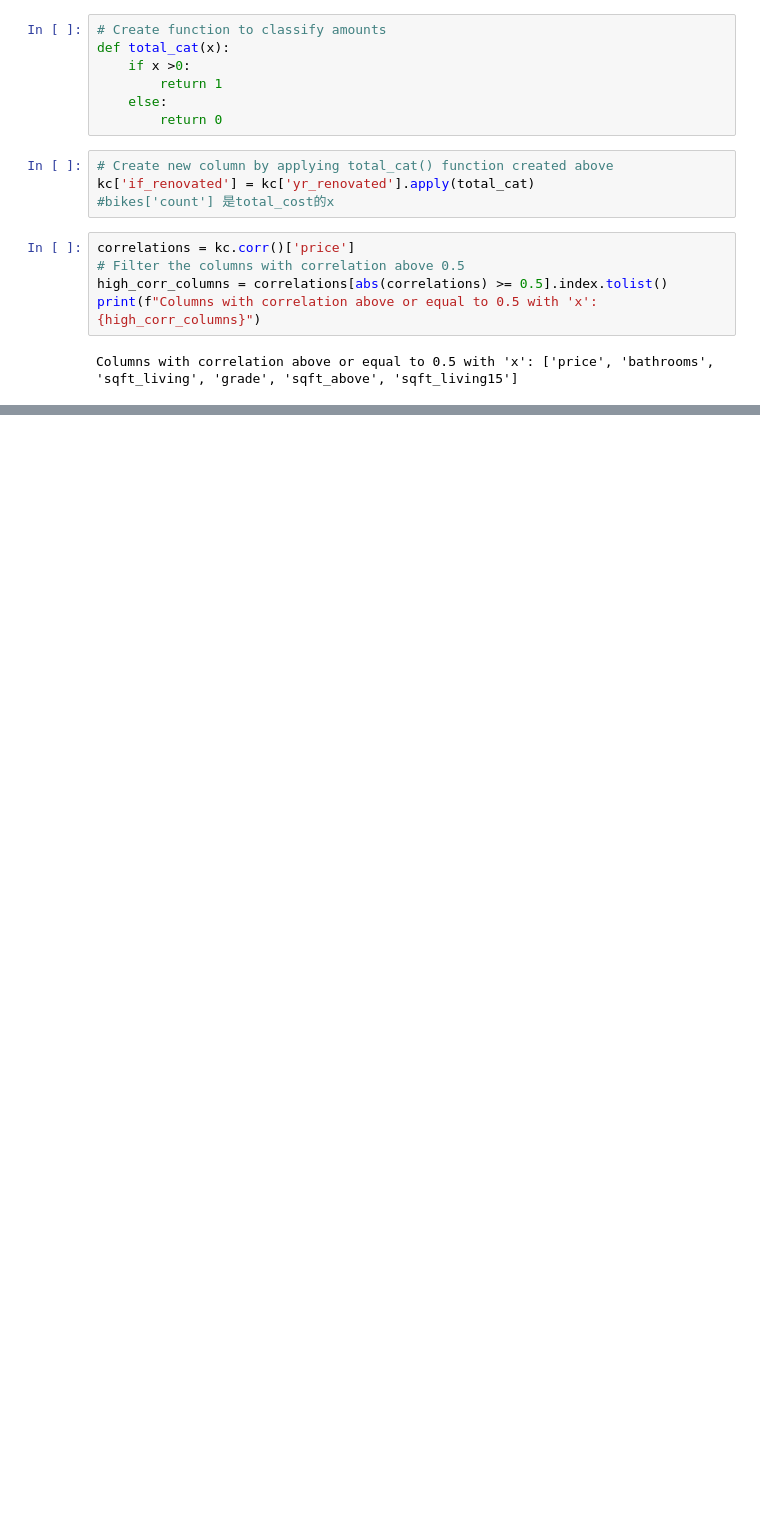
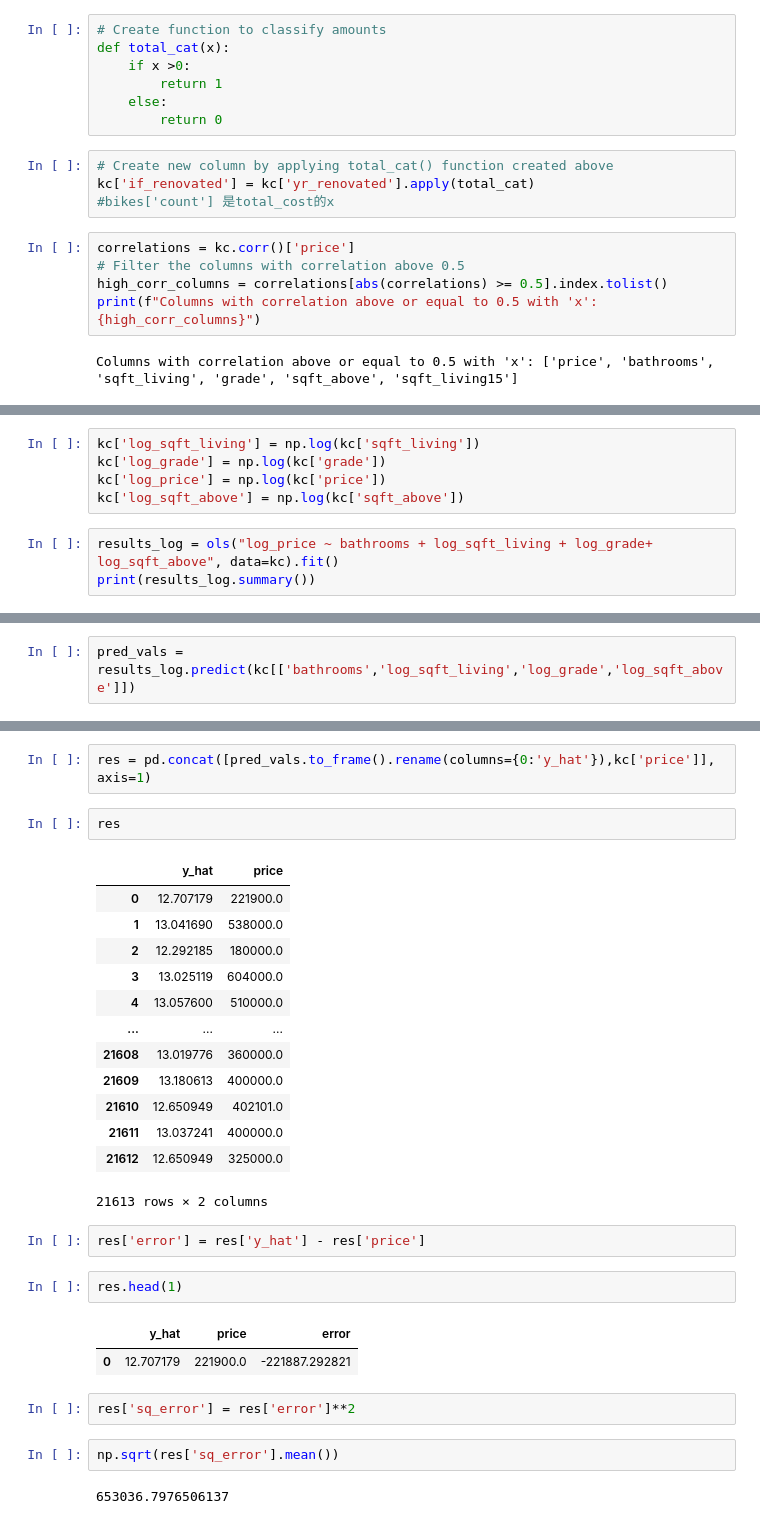
Before and after one commit to leningschulich/schulich_data_science, a Jupyter notebook: assignment3.ipynb, the cells around one changed output, grey strips where cells are left out. Cells and saved outputs as stored; diff of their text form; blank space fills up the shorter version.

```diff
--- a/assignment3.ipynb
+++ b/assignment3.ipynb
@@ -145 +145,9 @@ Notes:
 strong multicollinearity or other numerical problems.
+# %%
+kc['log_sqft_living'] = np.log(kc['sqft_living'])
+kc['log_grade'] = np.log(kc['grade'])
+kc['log_price'] = np.log(kc['price'])
+kc['log_sqft_above'] = np.log(kc['sqft_above'])
+# %%
+results_log = ols("log_price ~ bathrooms + log_sqft_living + log_grade+ log_sqft_above", data=kc).fit()
+print(results_log.summary())
@@ -145,0 +187,2 @@ strong multicollinearity or other numerical problems.
+# %%
+pred_vals = results_log.predict(kc[['bathrooms','log_sqft_living','log_grade','log_sqft_above']])
@@ -145,0 +204,31 @@ strong multicollinearity or other numerical problems.
+# %%
+res = pd.concat([pred_vals.to_frame().rename(columns={0:'y_hat'}),kc['price']], axis=1)
+# %%
+res
+# %% [output]
+|  | y_hat | price |
+| 0 | 12.707179 | 221900.0 |
+| 1 | 13.041690 | 538000.0 |
+| 2 | 12.292185 | 180000.0 |
+| 3 | 13.025119 | 604000.0 |
+| 4 | 13.057600 | 510000.0 |
+| ... | ... | ... |
+| 21608 | 13.019776 | 360000.0 |
+| 21609 | 13.180613 | 400000.0 |
+| 21610 | 12.650949 | 402101.0 |
+| 21611 | 13.037241 | 400000.0 |
+| 21612 | 12.650949 | 325000.0 |
+21613 rows × 2 columns
+# %%
+res['error'] = res['y_hat'] - res['price']
+# %%
+res.head(1)
+# %% [output]
+|  | y_hat | price | error |
+| 0 | 12.707179 | 221900.0 | -221887.292821 |
+# %%
+res['sq_error'] = res['error']**2
+# %%
+np.sqrt(res['sq_error'].mean())
+# %% [output]
+653036.7976506137
```
Also changed, not shown: parts of 9 cells of this notebook.
